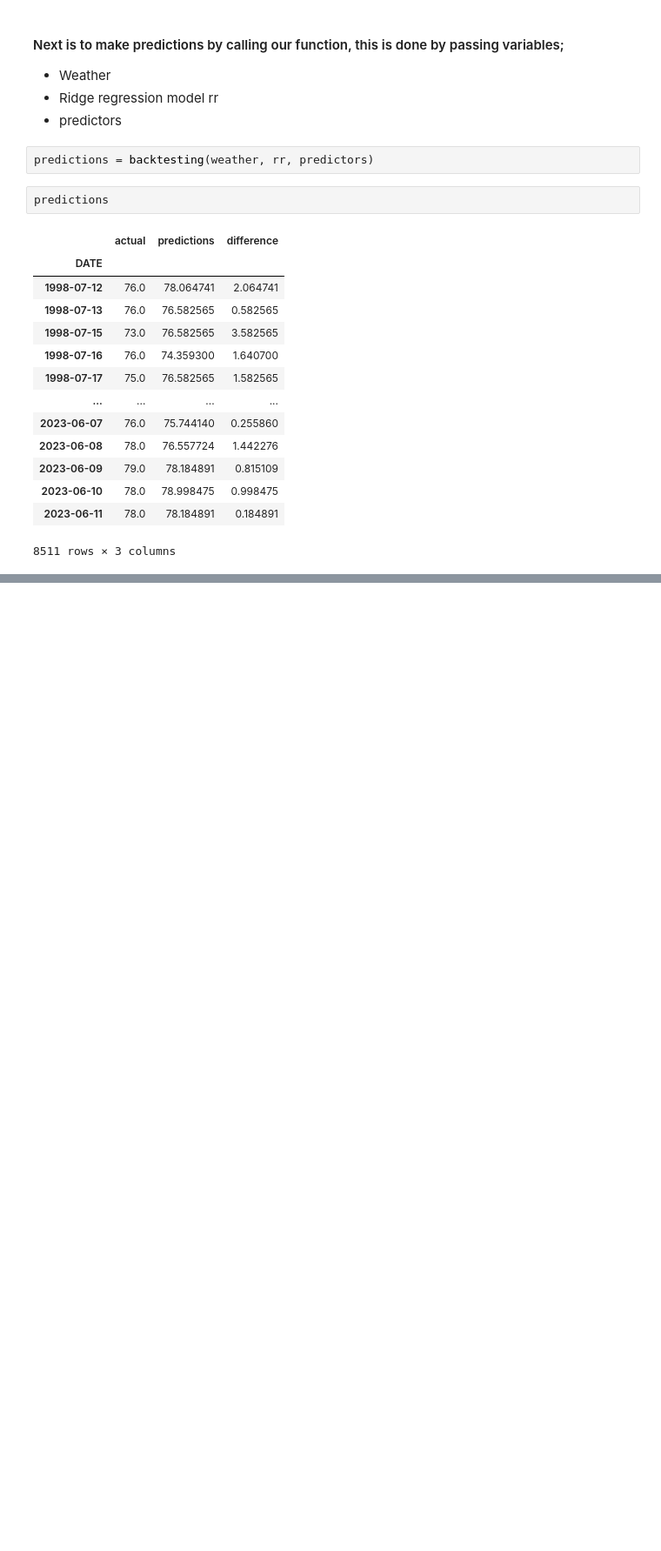
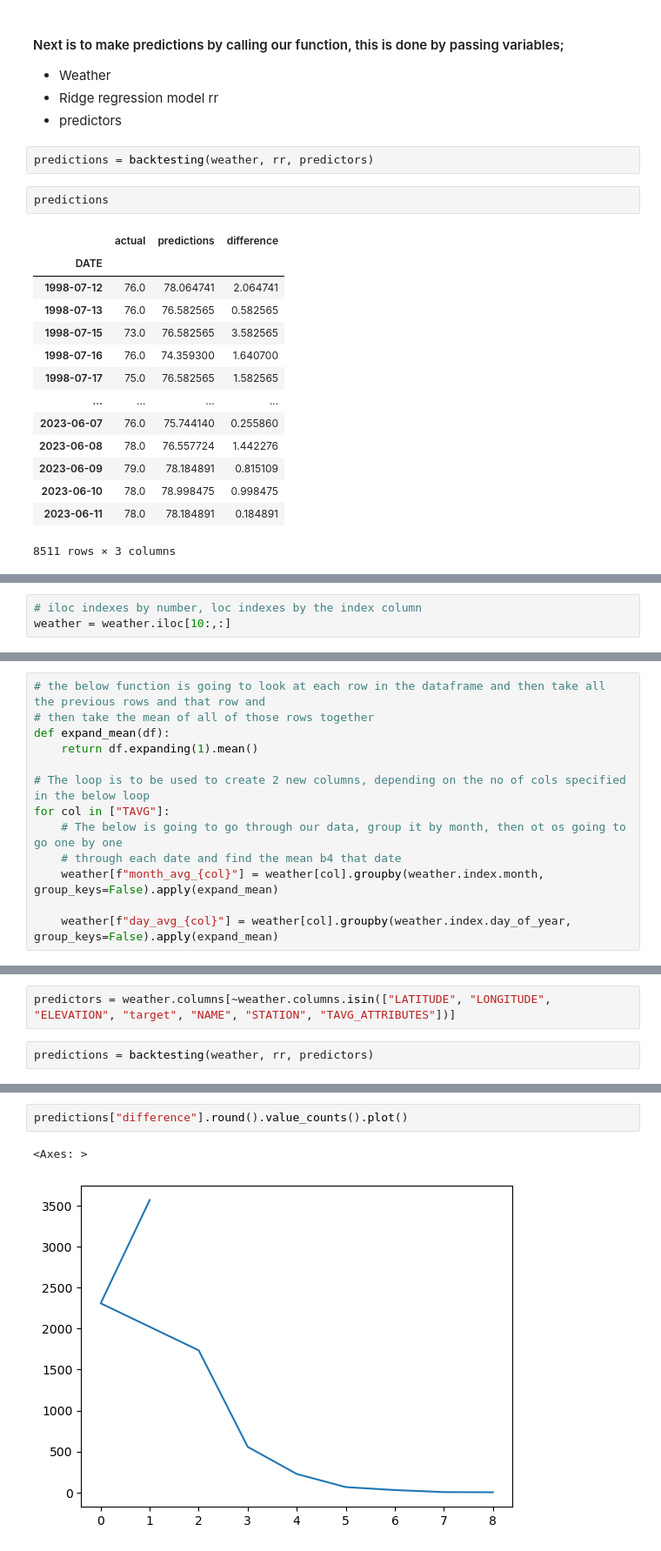
Before and after one commit to Gabriel-Dee/Weather_Prediction, a Jupyter notebook: Weather_Prediction.ipynb, the cells around one changed output, grey strips where cells are left out. Shown at 87% size. Saved outputs shown, nothing was run; the diff lists cells and outputs as text; blank space fills up the shorter version.

```diff
--- a/Weather_Prediction.ipynb
+++ b/Weather_Prediction.ipynb
@@ -358,0 +408,3 @@ predictions["difference"].mean()
+# %%
+# iloc indexes by number, loc indexes by the index column
+weather = weather.iloc[10:,:]
@@ -358,0 +430,13 @@ predictions["difference"].mean()
+# %%
+# the below function is going to look at each row in the dataframe and then take all the previous rows and that row and
+# then take the mean of all of those rows together
+def expand_mean(df):
+    return df.expanding(1).mean()
+
+# The loop is to be used to create 2 new columns, depending on the no of cols specified in the below loop
+for col in ["TAVG"]:
+    # The below is going to go through our data, group it by month, then ot os going to go one by one
+    # through each date and find the mean b4 that date
+    weather[f"month_avg_{col}"] = weather[col].groupby(weather.index.month, group_keys=False).apply(expand_mean)
+
+    weather[f"day_avg_{col}"] = weather[col].groupby(weather.index.day_of_year, group_keys=False).apply(expand_mean)
@@ -358,0 +473,4 @@ predictions["difference"].mean()
+# %%
+predictors = weather.columns[~weather.columns.isin(["LATITUDE", "LONGITUDE", "ELEVATION", "target", "NAME", "STATION", "TAVG_ATTRIBUTES"])]
+# %%
+predictions = backtesting(weather, rr, predictors)
@@ -358,0 +575,5 @@ predictions["difference"].mean()
+# %%
+predictions["difference"].round().value_counts().plot()
+# %% [output]
+<Axes: >
+[figure, added]
```
Also changed, not shown: parts of 31 cells of this notebook.
